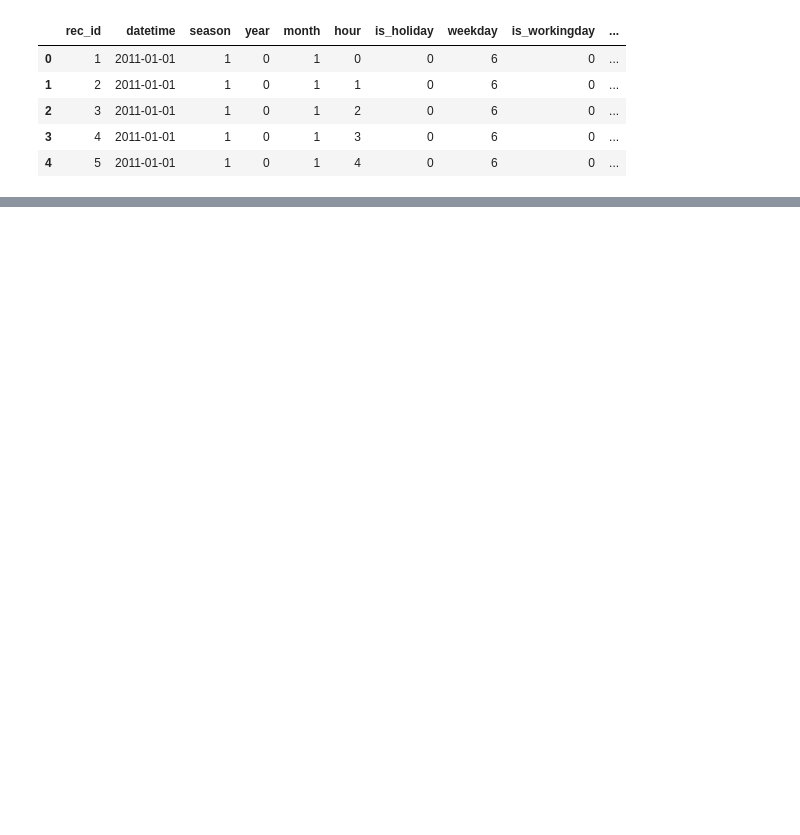
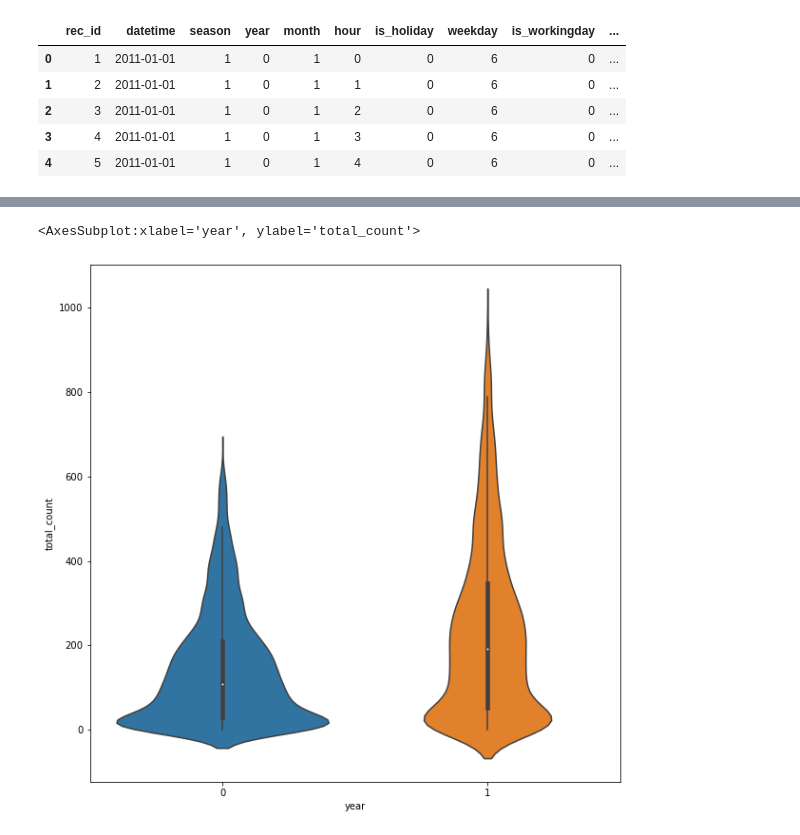
Before and after one commit to paulsok/kaggle, a Jupyter notebook: Bike Sharing/bike_sharing.ipynb, the cells around one changed output, grey strips where cells are left out. Drawn from its saved outputs; the diff is of its cells as text; code cells hidden in the pictures; blank space fills up the shorter version.

```diff
--- a/Bike Sharing/bike_sharing.ipynb
+++ b/Bike Sharing/bike_sharing.ipynb
@@ -99,0 +108,8 @@ ax.set(title="Season wise hourly distribution of counts")
+# %%
+# yearly distributions with violin plots
+fig, ax = plt.subplots(figsize=(10, 10))
+sns.violinplot(data=hour_df[['year', 'total_count']],
+               x="year", y="total_count")
+# %% [output]
+<AxesSubplot:xlabel='year', ylabel='total_count'>
+[figure, added]
```
Also changed, not shown: parts of 31 cells of this notebook.
